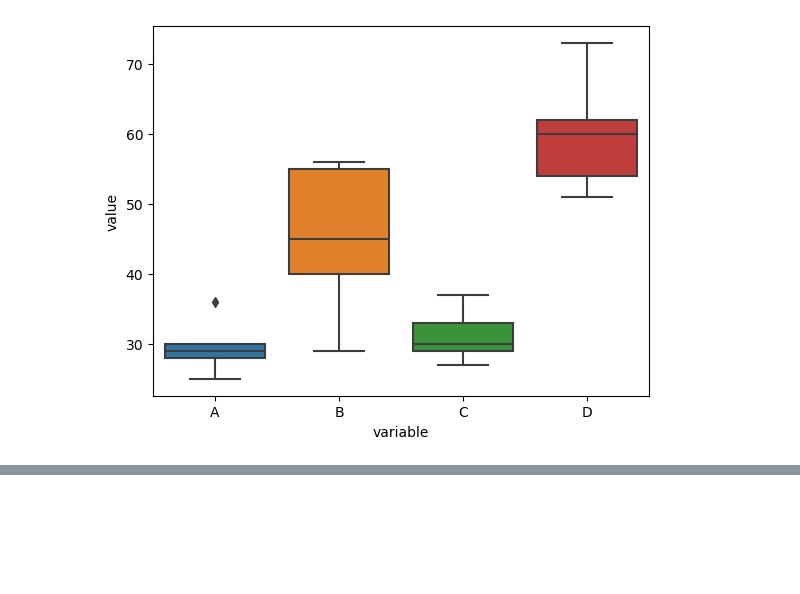
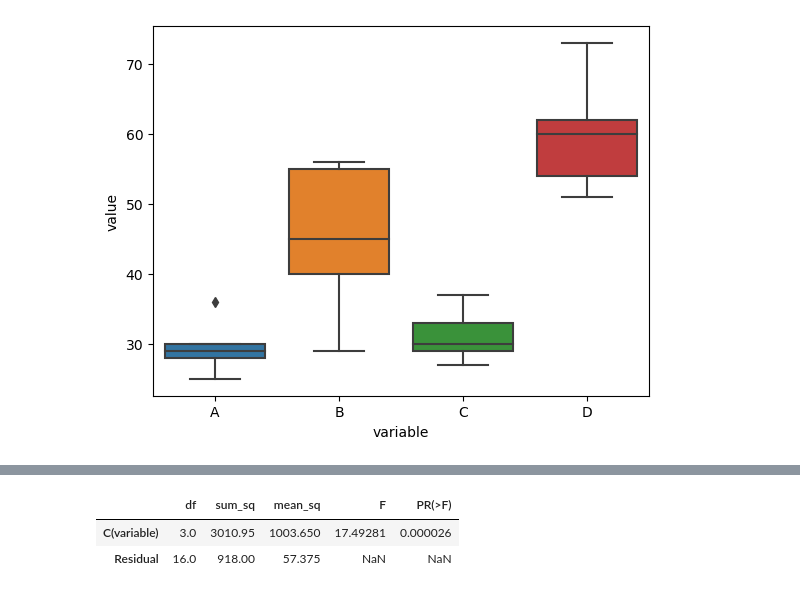
Before and after one commit to axelguerinoctave/M2-ICES-2022-2023, a Jupyter notebook: TP 5.ipynb, the cells around one changed output, grey strips where cells are left out. Cells and saved outputs as stored; diff of their text form; code cells hidden in the pictures; blank space fills up the shorter version.

```diff
--- a/TP 5.ipynb
+++ b/TP 5.ipynb
@@ -44,0 +60,8 @@ ax = sns.boxplot(x = "variable", y = "value", data = df_melt)
+# %%
+model = ols("value ~ C(variable)", data = df_melt).fit()
+anova_table = sm.stats.anova_lm(model, type = 2)
+anova_table
+# %% [output]
+|  | df | sum_sq | mean_sq | F | PR(>F) |
+| C(variable) | 3.0 | 3010.95 | 1003.650 | 17.49281 | 0.000026 |
+| Residual | 16.0 | 918.00 | 57.375 | NaN | NaN |
```
Also changed, not shown: parts of 5 cells of this notebook.
